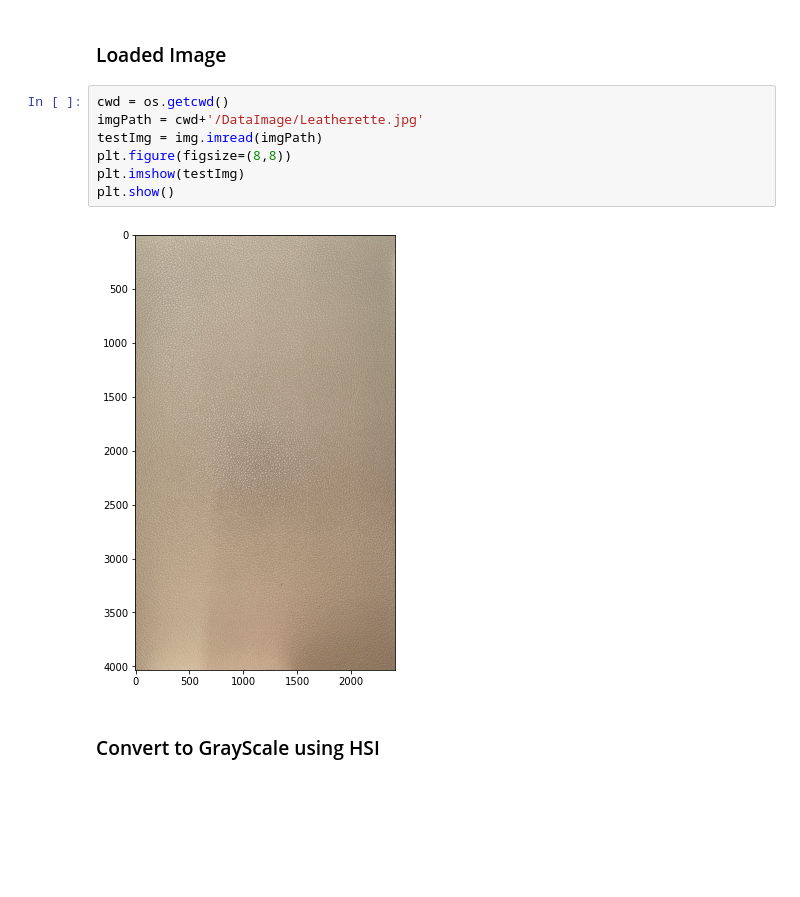
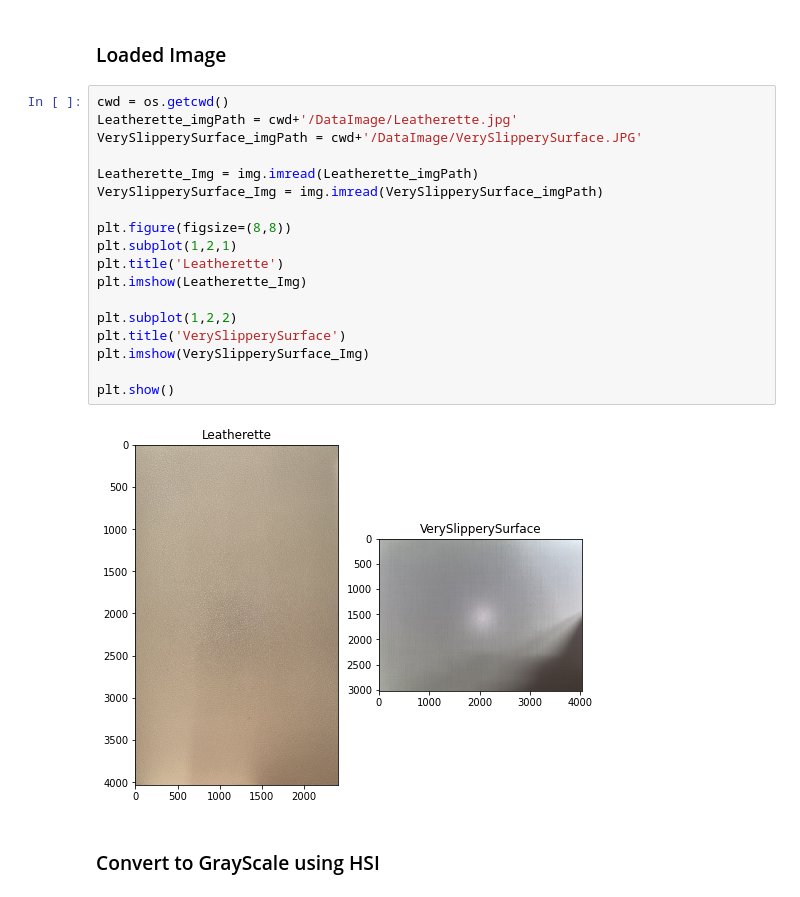
Before and after one commit to Kchanghun/CompareSurfaceRoughness, a Jupyter notebook: CompareSurfaceRoughness.ipynb, the cells around one changed output. Cells and saved outputs as stored; diff of their text form; blank space fills up the shorter version.

Commit message:
draw slippery vs rough surface

```diff
--- a/CompareSurfaceRoughness.ipynb
+++ b/CompareSurfaceRoughness.ipynb
@@ -21,12 +21,23 @@ from PIL import Image
 ### Loaded Image
 # %%
 cwd = os.getcwd()
-imgPath = cwd+'/DataImage/Leatherette.jpg'
-testImg = img.imread(imgPath)
+Leatherette_imgPath = cwd+'/DataImage/Leatherette.jpg'
+VerySlipperySurface_imgPath = cwd+'/DataImage/VerySlipperySurface.JPG'
+
+Leatherette_Img = img.imread(Leatherette_imgPath)
+VerySlipperySurface_Img = img.imread(VerySlipperySurface_imgPath)
+
 plt.figure(figsize=(8,8))
-plt.imshow(testImg)
+plt.subplot(1,2,1)
+plt.title('Leatherette')
+plt.imshow(Leatherette_Img)
+
+plt.subplot(1,2,2)
+plt.title('VerySlipperySurface')
+plt.imshow(VerySlipperySurface_Img)
+
 plt.show()
 # %% [output]
-[figure, old version]
+[figure, new version]
 # %% [markdown]
 ### Convert to GrayScale using HSI
```
Also changed, not shown: parts of 10 cells of this notebook, 1 other file.
